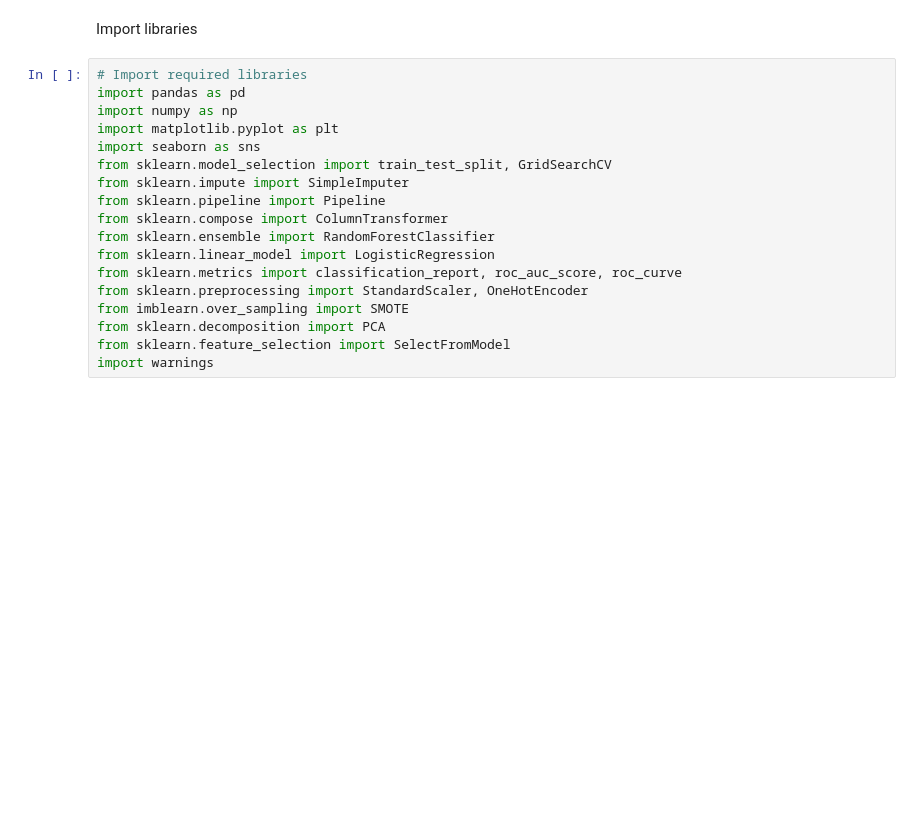
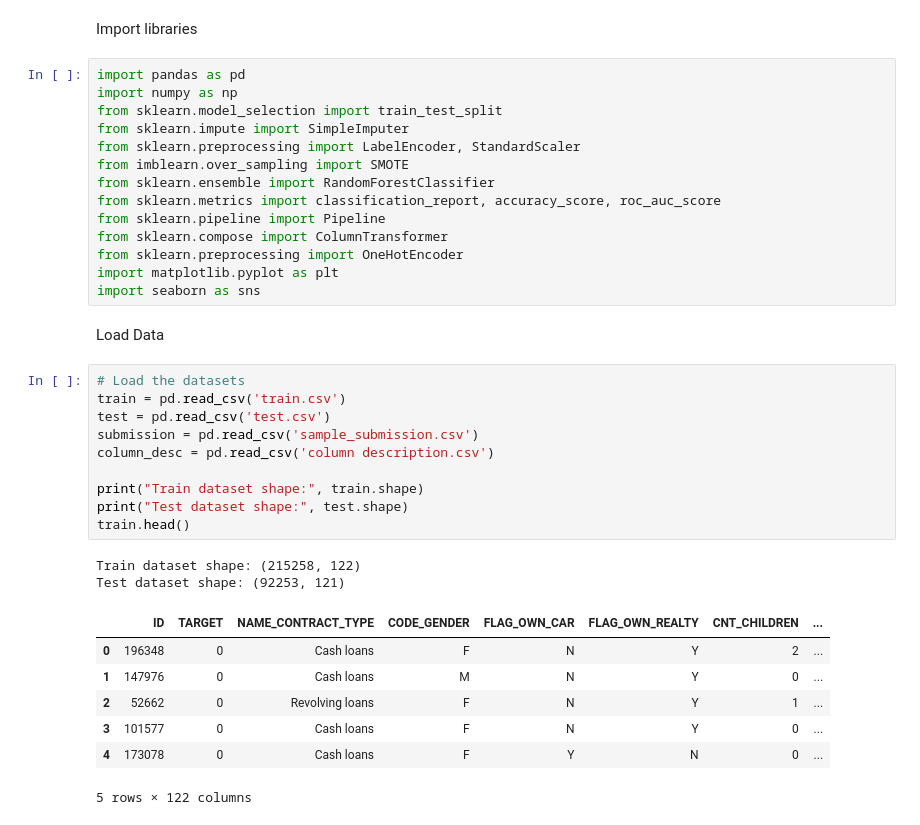
Before and after one commit to 003Palkush/Data-Analysis-Project, a Jupyter notebook: analysis.ipynb, the cells around one changed output. Drawn from its saved outputs; the diff is of its cells as text; blank space fills up the shorter version.

```diff
--- a/analysis.ipynb
+++ b/analysis.ipynb
@@ -3,20 +3,38 @@
 # %% [markdown]
 Import libraries
 # %%
-# Import required libraries
 import pandas as pd
 import numpy as np
+from sklearn.model_selection import train_test_split
+from sklearn.impute import SimpleImputer
+from sklearn.preprocessing import LabelEncoder, StandardScaler
+from imblearn.over_sampling import SMOTE
+from sklearn.ensemble import RandomForestClassifier
+from sklearn.metrics import classification_report, accuracy_score, roc_auc_score
+from sklearn.pipeline import Pipeline
+from sklearn.compose import ColumnTransformer
+from sklearn.preprocessing import OneHotEncoder
 import matplotlib.pyplot as plt
 import seaborn as sns
-from sklearn.model_selection import train_test_split, GridSearchCV
-from sklearn.impute import SimpleImputer
-from sklearn.pipeline import Pipeline
-from sklearn.compose import ColumnTransformer
-from sklearn.ensemble import RandomForestClassifier
-from sklearn.linear_model import LogisticRegression
-from sklearn.metrics import classification_report, roc_auc_score, roc_curve
-from sklearn.preprocessing import StandardScaler, OneHotEncoder
-from imblearn.over_sampling import SMOTE
-from sklearn.decomposition import PCA
-from sklearn.feature_selection import SelectFromModel
-import warnings
+# %% [markdown]
+Load Data
+# %%
+# Load the datasets
+train = pd.read_csv('train.csv')
+test = pd.read_csv('test.csv')
+submission = pd.read_csv('sample_submission.csv')
+column_desc = pd.read_csv('column description.csv')
+
+print("Train dataset shape:", train.shape)
+print("Test dataset shape:", test.shape)
+train.head()
+# %% [output]
+Train dataset shape: (215258, 122)
+Test dataset shape: (92253, 121)
+|  | ID | TARGET | NAME_CONTRACT_TYPE | CODE_GENDER | FLAG_OWN_CAR | FLAG_OWN_REALTY | CNT_CHILDREN | ... |
+| 0 | 196348 | 0 | Cash loans | F | N | Y | 2 | ... |
+| 1 | 147976 | 0 | Cash loans | M | N | Y | 0 | ... |
+| 2 | 52662 | 0 | Revolving loans | F | N | Y | 1 | ... |
+| 3 | 101577 | 0 | Cash loans | F | N | Y | 0 | ... |
+| 4 | 173078 | 0 | Cash loans | F | Y | N | 0 | ... |
+5 rows × 122 columns
```
Also changed, not shown: parts of 10 cells of this notebook.
